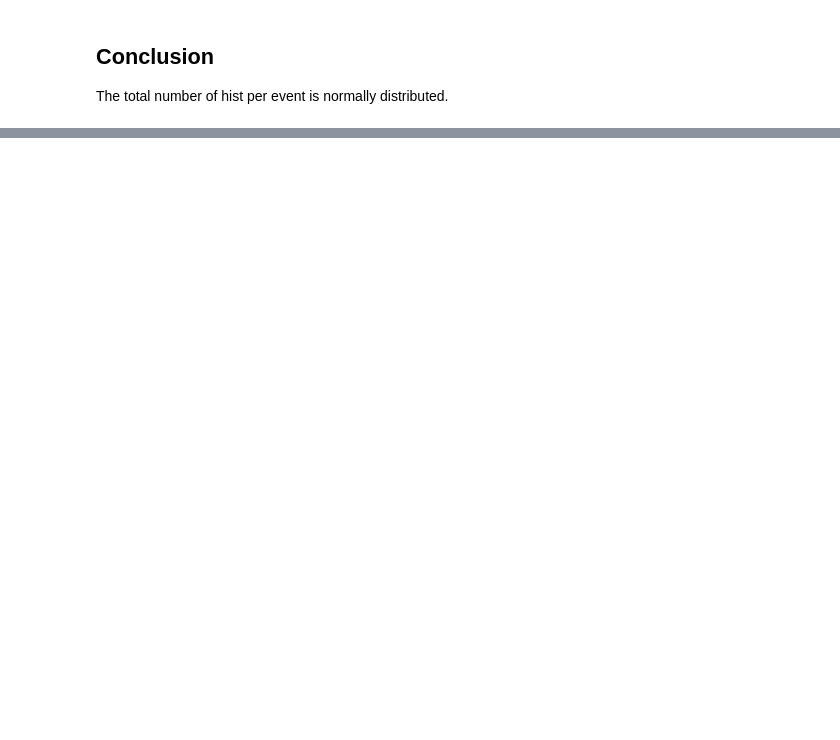
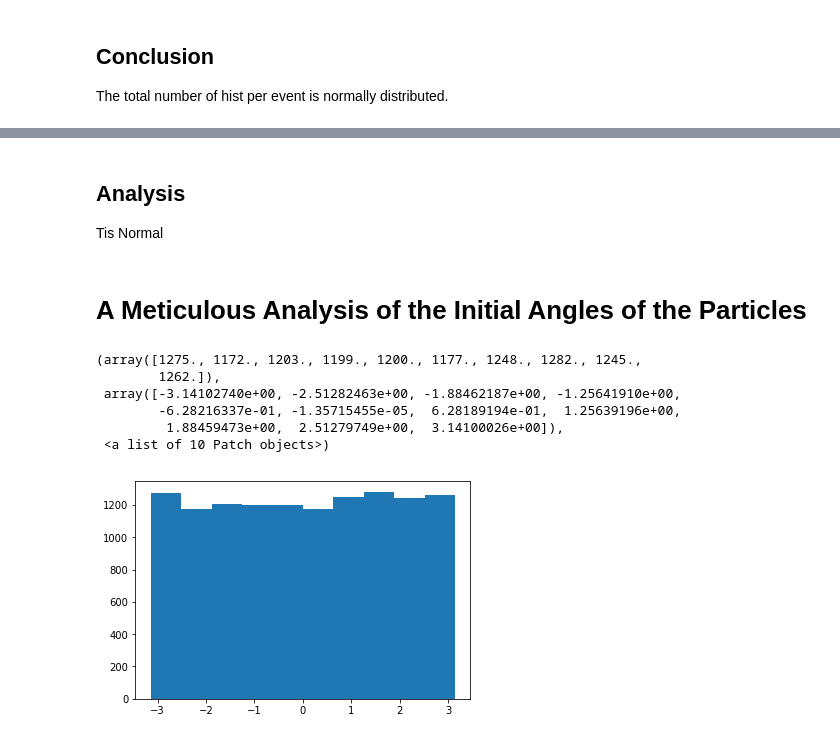
Before and after one commit to sqrider/MATH189_FINAL_PROJ, a Jupyter notebook: Joseph Notebook.ipynb, the cells around one changed output, grey strips where cells are left out. Cells and saved outputs as stored; diff of their text form; code cells hidden in the pictures; blank space fills up the shorter version.

Commit message:
a bunch of hypotheses were graphically verified

```diff
--- a/Joseph Notebook.ipynb
+++ b/Joseph Notebook.ipynb
@@ -141,0 +157,9 @@ The total number of hist per event is normally distributed.
+# %%
+p_list = []
+for i in range(0, len(hits_list)):
+    no_hits_count = 0
+    for j in range(0,particles_list[i].shape[0]):
+        if particles_list[i]['nhits'][j] == 0:
+            no_hits_count += 1
+    p_list.append(float(no_hits_count)/float(hits_list[i].shape[0]))
+plt.hist(p_list)
@@ -141,0 +168,27 @@ The total number of hist per event is normally distributed.
+# %% [markdown]
+## Analysis
+
+Tis Normal
+# %% [markdown]
+# A Meticulous Analysis of the Initial Angles of the Particles
+# %%
+thetas = []
+phis = []
+norms = []
+for i in range(0,particles_list[0].shape[0]):
+    x = particles_list[0]['px'][i]
+    y = particles_list[0]['py'][i]
+    z = particles_list[0]['pz'][i]
+    norms.append(math.sqrt(x*x + y*y + z*z))
+    thetas.append(math.atan2(y,x))
+    phis.append(math.acos(z/norms[i]))
+# %%
+plt.hist(thetas)
+# %% [output]
+(array([1275., 1172., 1203., 1199., 1200., 1177., 1248., 1282., 1245.,
+        1262.]),
+ array([-3.14102740e+00, -2.51282463e+00, -1.88462187e+00, -1.25641910e+00,
+        -6.28216337e-01, -1.35715455e-05,  6.28189194e-01,  1.25639196e+00,
+         1.88459473e+00,  2.51279749e+00,  3.14100026e+00]),
+ <a list of 10 Patch objects>)
+[figure, added]
```
Also changed, not shown: parts of 24 cells of this notebook.
